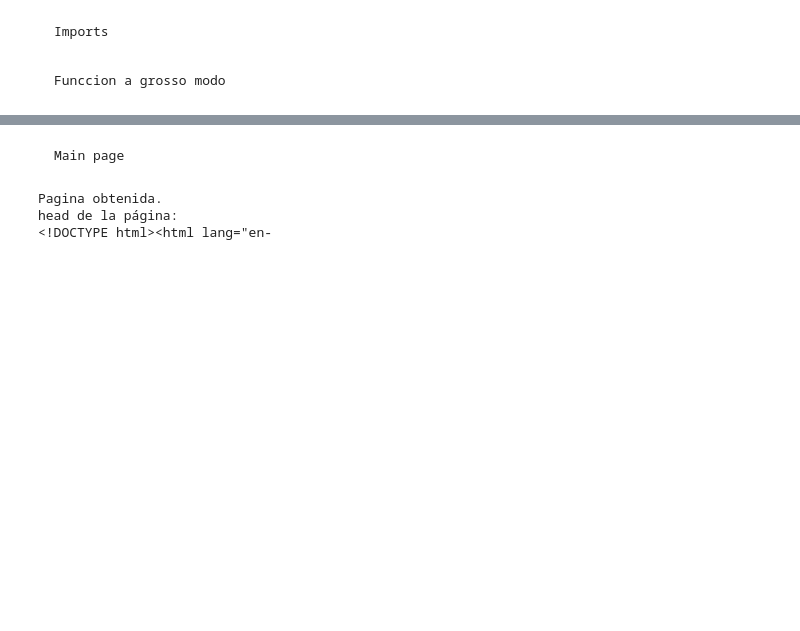
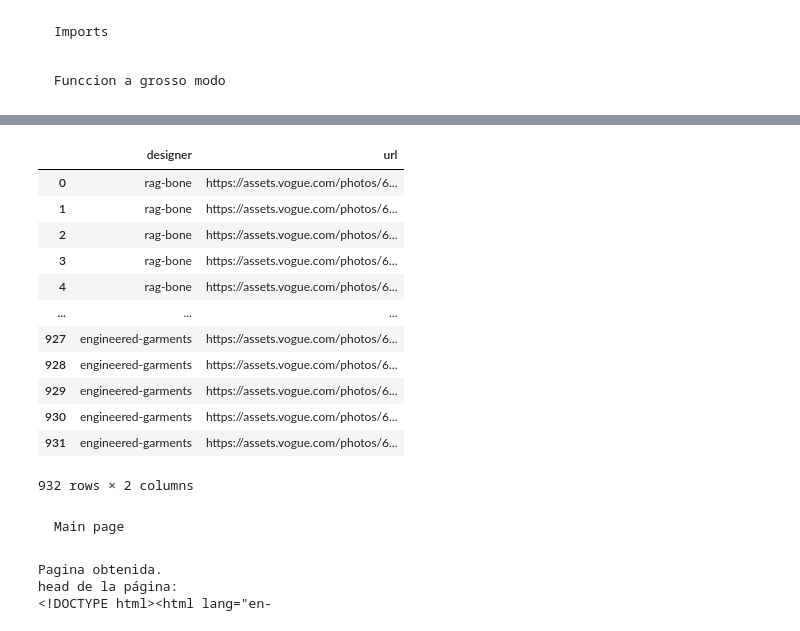
Before and after one commit to kinteiro/TrendAi, a Jupyter notebook: Vogue_srapping/vogue_srapping01.ipynb, the cells around one changed output, grey strips where cells are left out. Drawn from its saved outputs; the diff is of its cells as text; code cells hidden in the pictures; blank space fills up the shorter version.

```diff
--- a/Vogue_srapping/vogue_srapping01.ipynb
+++ b/Vogue_srapping/vogue_srapping01.ipynb
@@ -59,13 +59,13 @@ for enlace in enlaces:
             driver.get(collection_page)
             try:
                 terms_button = driver.find_element('xpath', '//*[@id="onetrust-accept-btn-handler"]')
-                terms_button.click() if terms_button else None
+                terms_button.click()
             except NoSuchElementException:
                 print("No se encontró el botón de aceptar términos. Continuando sin hacer clic.")
             time.sleep(3)
             try:
                 ad_button = driver.find_element('xpath', '//*[@id="app-root"]/div/div/div[6]/div[1]/div/button')
-                ad_button.click() if ad_button else None
+                ad_button.click()
             except NoSuchElementException:
                 print("No se encontró el botón de publicidad. Continuando sin hacer clic.")
             image_count = 0
@@ -147,3 +145,19 @@ df.to_csv('vogue.csv', index=False)
+# %%
+df
+# %% [output]
+|  | designer | url |
+| 0 | rag-bone | https://assets.vogue.com/photos/6... |
+| 1 | rag-bone | https://assets.vogue.com/photos/6... |
+| 2 | rag-bone | https://assets.vogue.com/photos/6... |
+| 3 | rag-bone | https://assets.vogue.com/photos/6... |
+| 4 | rag-bone | https://assets.vogue.com/photos/6... |
+| ... | ... | ... |
+| 927 | engineered-garments | https://assets.vogue.com/photos/6... |
+| 928 | engineered-garments | https://assets.vogue.com/photos/6... |
+| 929 | engineered-garments | https://assets.vogue.com/photos/6... |
+| 930 | engineered-garments | https://assets.vogue.com/photos/6... |
+| 931 | engineered-garments | https://assets.vogue.com/photos/6... |
+932 rows × 2 columns
 # %% [markdown]
     Main page
 # %%
```
Also changed, not shown: parts of 1 cell of this notebook.
